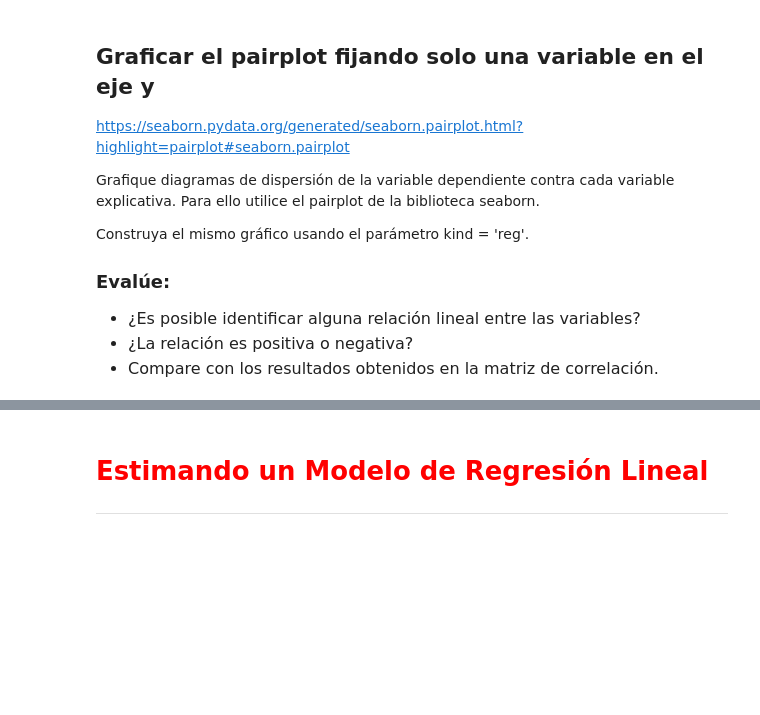
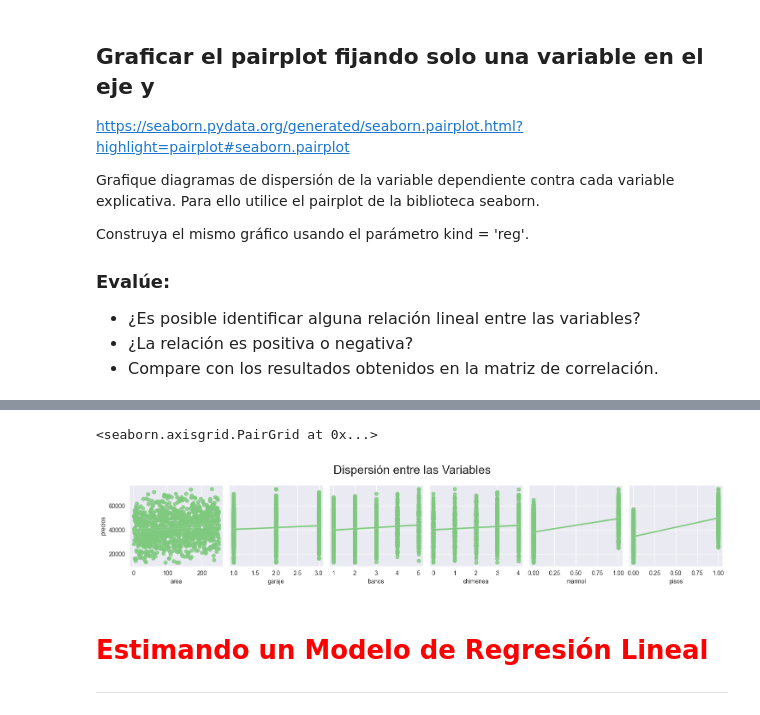
Before and after one commit to Luis1g/Regresion-Lineal-1, a Jupyter notebook: 1803-Ejercicio/Ejercicio/Regresión_Lineal_Exerjicio.ipynb, the cells around one changed output, grey strips where cells are left out. Cells and saved outputs as stored; diff of their text form; code cells hidden in the pictures; blank space fills up the shorter version.

```diff
--- a/1803-Ejercicio/Ejercicio/Regresión_Lineal_Exerjicio.ipynb
+++ b/1803-Ejercicio/Ejercicio/Regresión_Lineal_Exerjicio.ipynb
@@ -258,3 +265,10 @@ Construya el mismo gráfico usando el parámetro kind = 'reg'.
+# %%
+ax = sns.pairplot(datos, y_vars='precios', x_vars=['area', 'garaje', 'banos', 'chimenea', 'marmol', 'pisos'], diag_kind=None, kind='reg')
+ax.fig.suptitle('Dispersión entre las Variables', fontsize=20, y=1.15)
+ax
+# %% [output]
+<seaborn.axisgrid.PairGrid at 0x...>
+[figure, added]
 # %% [markdown]
 # <font color='red' style='font-size: 30px;'>Estimando un Modelo de Regresión Lineal</font>
 <hr style='border: 2px solid red;'>
```
Also changed, not shown: parts of 15 cells of this notebook, 1 other file.
